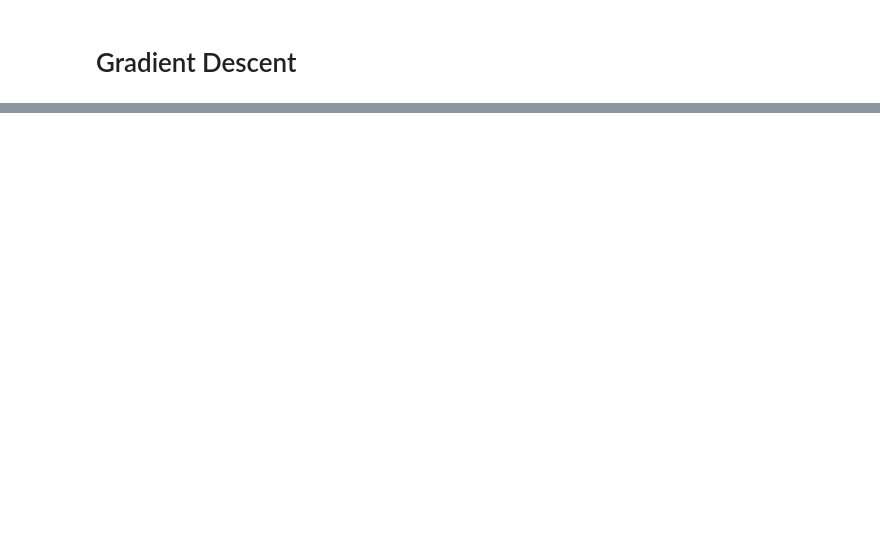
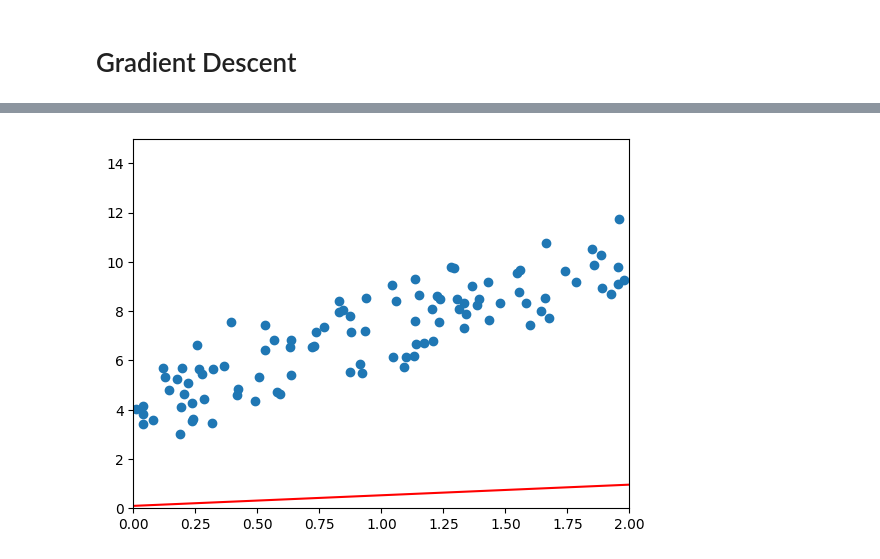
Before and after one commit to davidterroso/ML, a Jupyter notebook: prediction.ipynb, the cells around one changed output, grey strips where cells are left out. Cells and saved outputs as stored; diff of their text form; code cells hidden in the pictures; blank space fills up the shorter version.

Commit message:
plotting the gradient descent results

```diff
--- a/prediction.ipynb
+++ b/prediction.ipynb
@@ -154,0 +159,17 @@ $$ \theta_{i}^{*} = \theta_{i} - \alpha \cdot \frac{\partial MSE}{\partial \thet
+# %%
+import numpy as np
+
+np.random.seed(0)
+
+random_theta = np.random.uniform(-1,1, [2,1])
+
+X_new = np.array([[0], [2]])
+X_new_ = np.c_[np.ones((2, 1)), X_new]
+y_predict = X_new_.dot(random_theta)
+
+plt.axis([0,2, 0,15])
+plt.plot(X_new, y_predict, "red")
+plt.scatter(X, y)
+plt.show()
+# %% [output]
+[figure, added]
```
Also changed, not shown: parts of 8 cells of this notebook.
